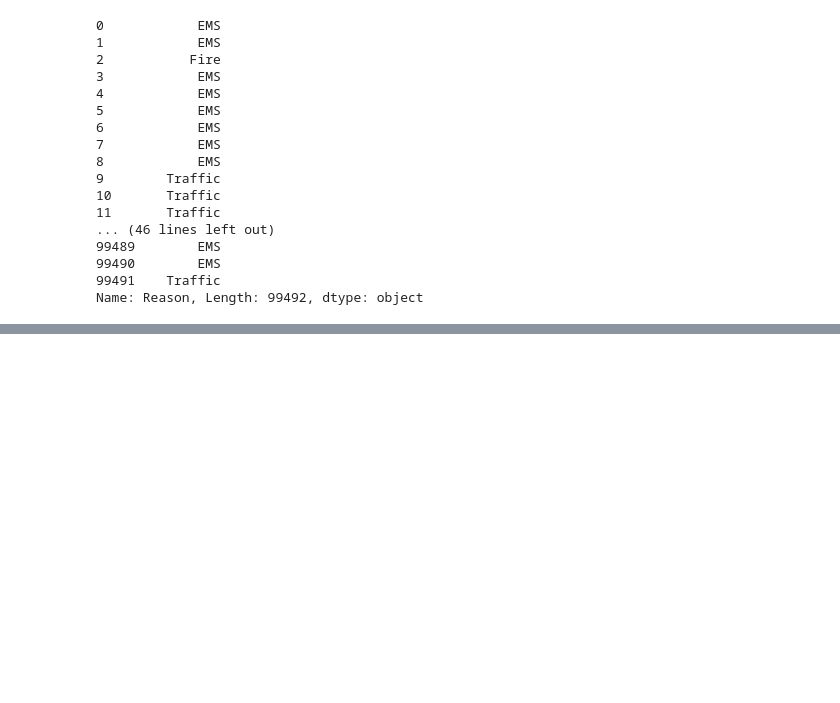
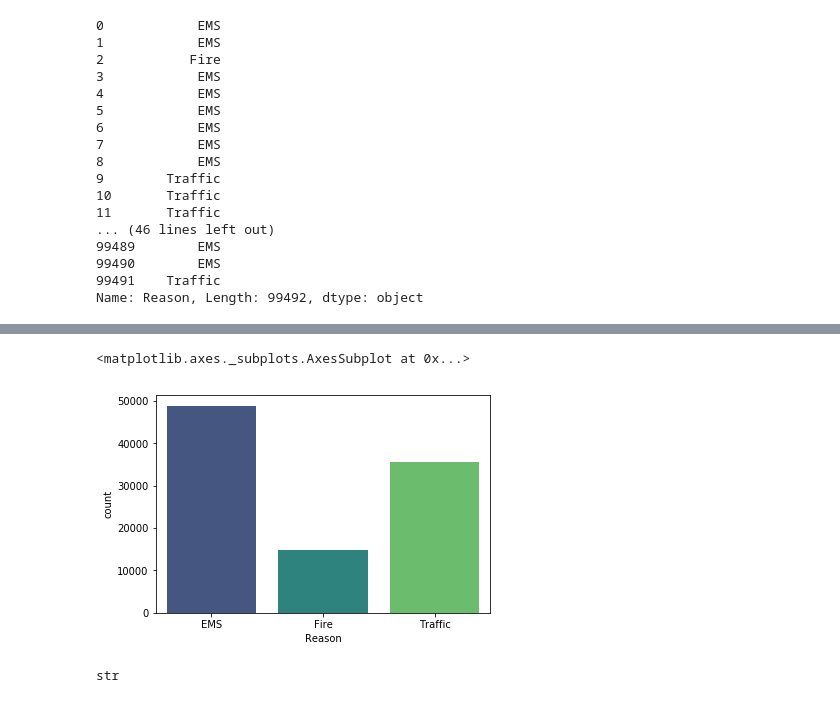
Before and after one commit to Sm2927/911-calls-capstone, a Jupyter notebook: 911 Calls data capstone project.ipynb, the cells around one changed output, grey strips where cells are left out. Saved outputs shown, nothing was run; the diff lists cells and outputs as text; code cells hidden in the pictures; blank space fills up the shorter version.

Commit message:
Add files via upload
visualization

```diff
--- a/911 Calls data capstone project.ipynb
+++ b/911 Calls data capstone project.ipynb
@@ -91,0 +93,11 @@ df['Reason'].value_counts().head(1)
+# %%
+# plotting by reason
+sns.countplot(x='Reason', data=df, palette='viridis')
+# %% [output]
+<matplotlib.axes._subplots.AxesSubplot at 0x...>
+[figure, added]
+# %%
+# analysis on time info
+type(df['timeStamp'].iloc[0])
+# %% [output]
+str
```
Also changed, not shown: parts of 19 cells of this notebook.
